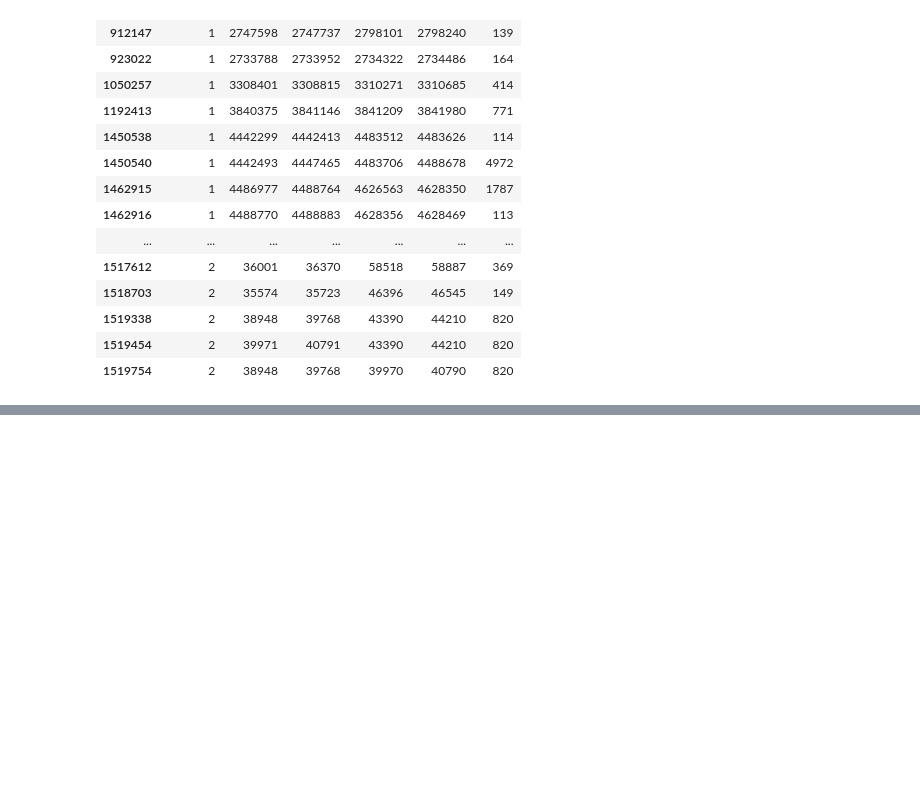
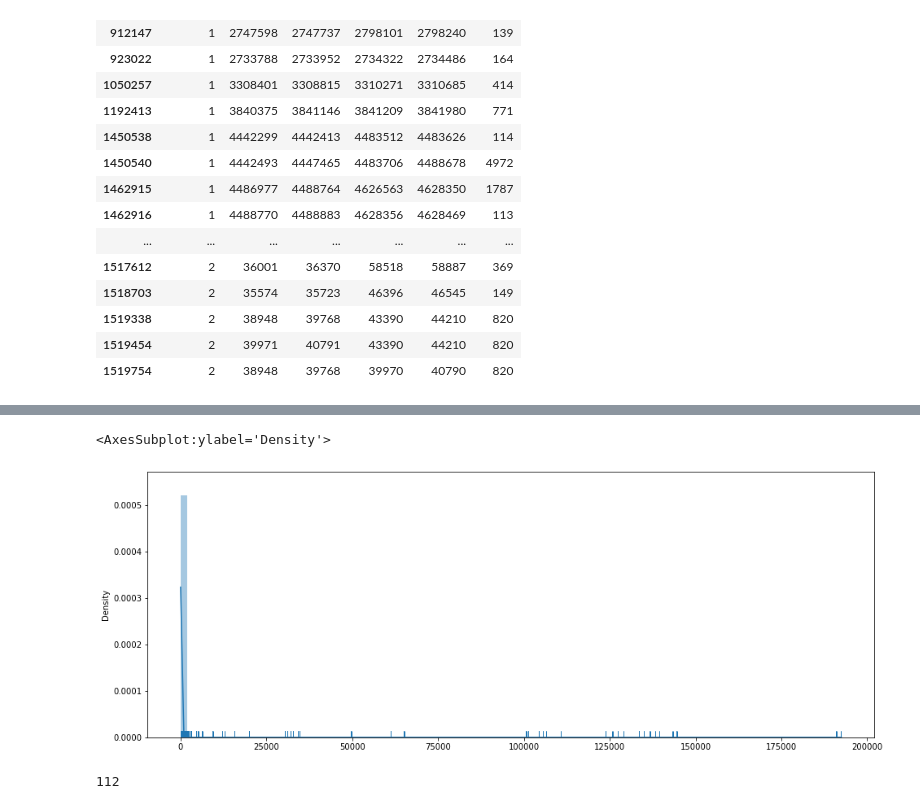
Before and after one commit to andrewgull/HeteroR, a Jupyter notebook: notebooks/grf_output_investigation.ipynb, the cells around one changed output, grey strips where cells are left out. Cells and saved outputs as stored; diff of their text form; code cells hidden in the pictures; blank space fills up the shorter version.

```diff
--- a/notebooks/grf_output_investigation.ipynb
+++ b/notebooks/grf_output_investigation.ipynb
@@ -185,0 +203,10 @@ test imperfect repeats as was planned and proceed to evaluation of discovered re
+# %%
+from Bio import SeqIO
+import pandas as pd
+
+in_interspersed_repeats = "/home/andrei/Data/HeteroR/test_dir/GRF/DA63366/out_interspersed/interspersed_repeat.out"
+
+repeats = [rec for rec in SeqIO.parse(in_interspersed_repeats, "fasta")]
+lengths = pd.Series([len(rec) for rec in repeats])
+
+lengths.describe()
@@ -185,0 +223,14 @@ test imperfect repeats as was planned and proceed to evaluation of discovered re
+# %%
+import matplotlib.pyplot as plt
+import seaborn as sns
+%matplotlib inline
+plt.figure(figsize=(16,6))
+
+sns.distplot(lengths, bins=100, rug=True, hist=True, norm_hist=False)
+# %% [output]
+<AxesSubplot:ylabel='Density'>
+[figure, added]
+# %%
+len(lengths[lengths > 10000])
+# %% [output]
+112
```
Also changed, not shown: parts of 4 cells of this notebook, 1 other file.
